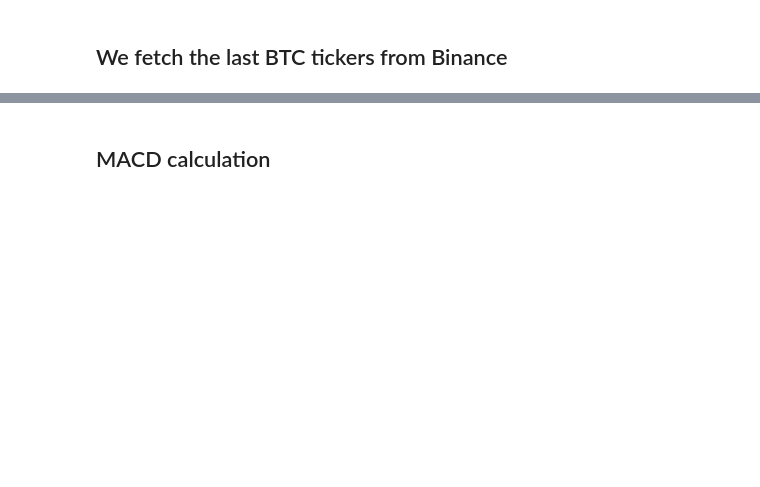
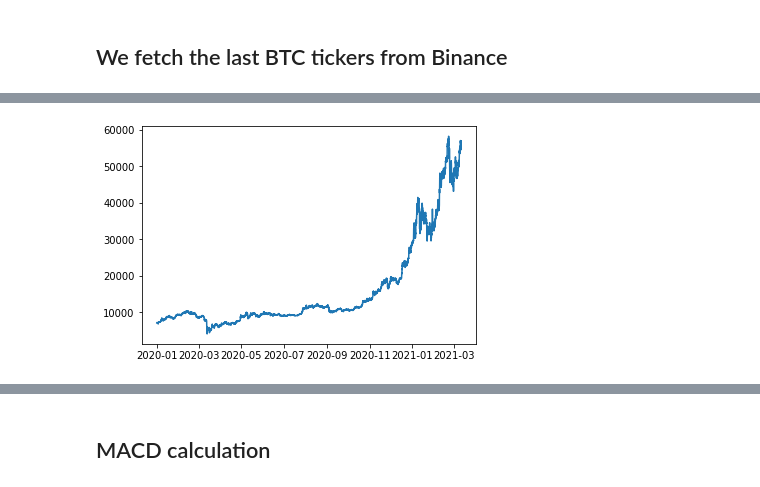
Before and after one commit to t0mm4rx/MACD-trading, a Jupyter notebook: notebooks/CCXT.ipynb, the cells around one changed output, grey strips where cells are left out. Saved outputs shown, nothing was run; the diff lists cells and outputs as text; code cells hidden in the pictures; blank space fills up the shorter version.

```diff
--- a/notebooks/CCXT.ipynb
+++ b/notebooks/CCXT.ipynb
@@ -64,0 +113,5 @@ data['volume'] = candles[:, 5]
+# %%
+plt.plot(data['date'], data['close'])
+plt.show()
+# %% [output]
+[figure, added]
```
Also changed, not shown: parts of 32 cells of this notebook, 7 other files.
